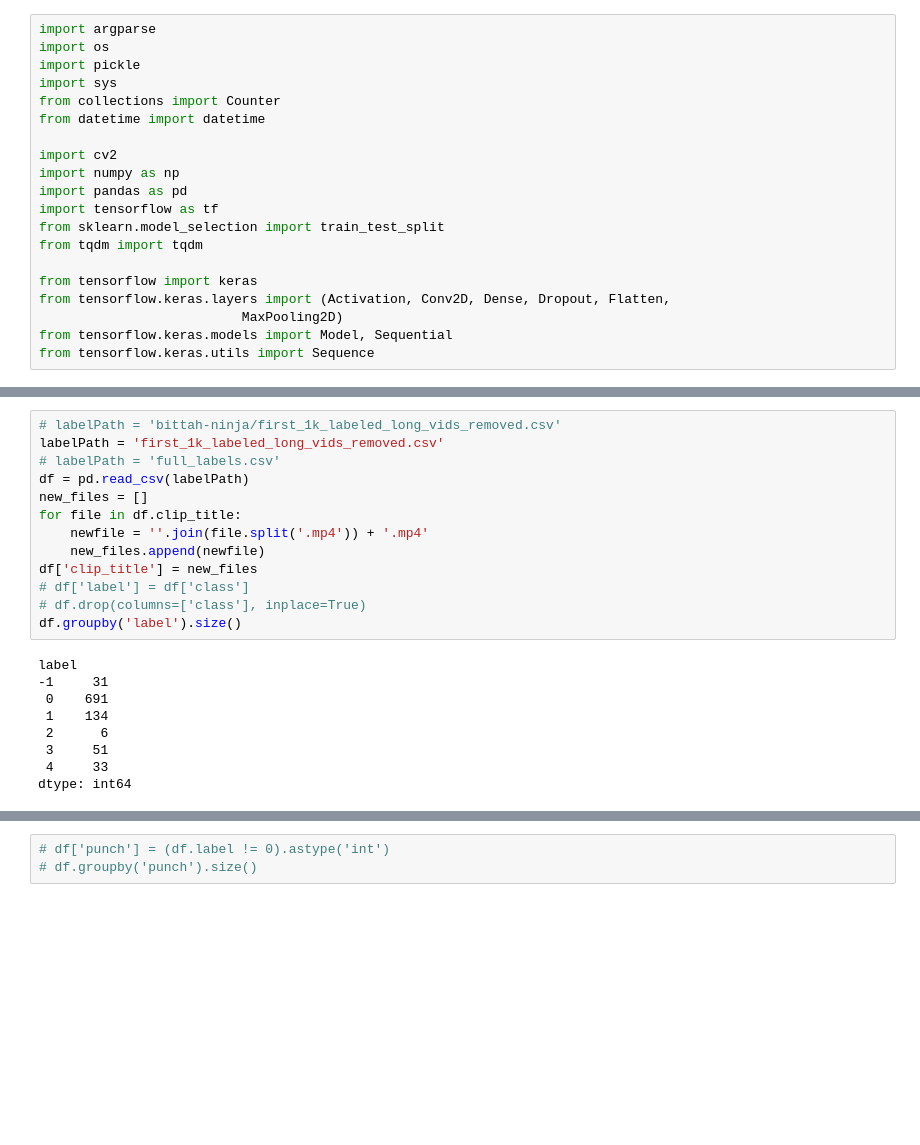
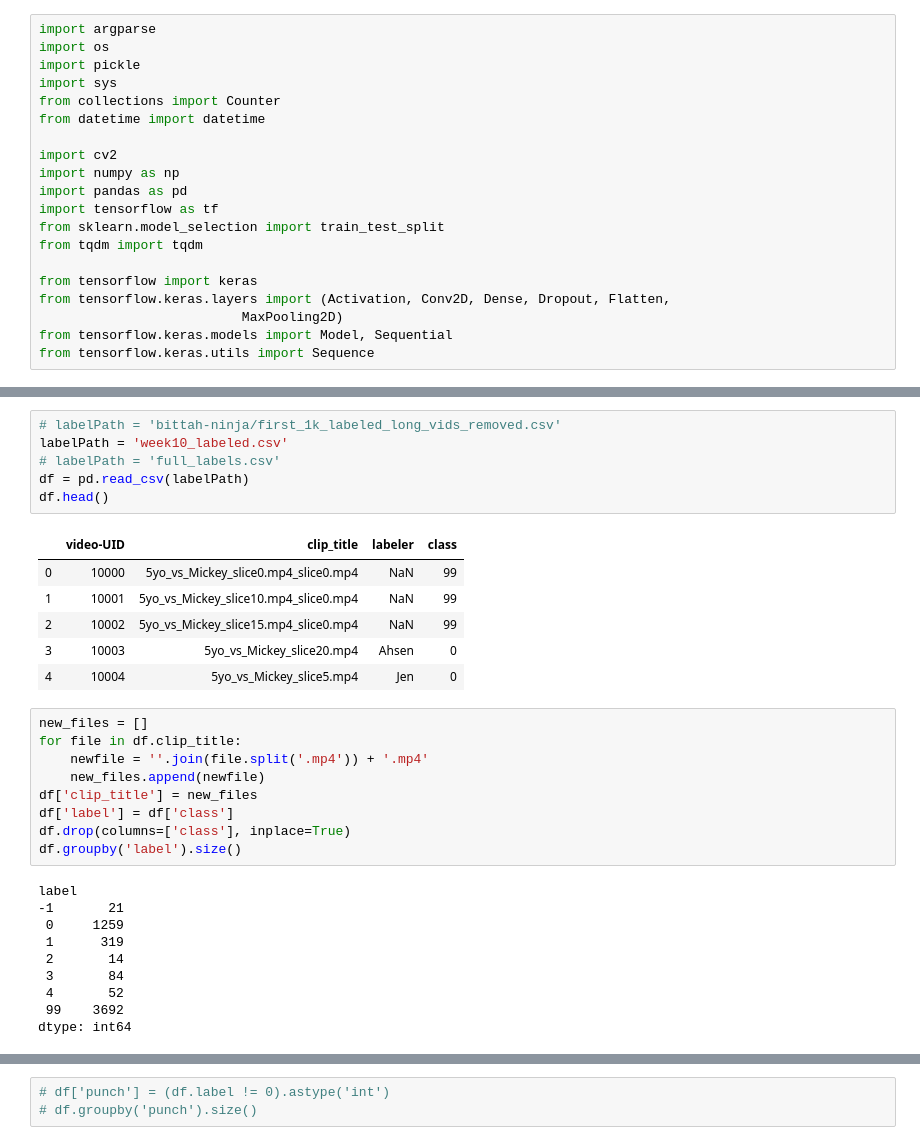
Before and after one commit to ahsenq/bittah-ninja, a Jupyter notebook: CNN_single_baseline.ipynb, the cells around one changed output, grey strips where cells are left out. Drawn from its saved outputs; the diff is of its cells as text; blank space fills up the shorter version.

```diff
--- a/CNN_single_baseline.ipynb
+++ b/CNN_single_baseline.ipynb
@@ -68,24 +52,34 @@ ipykernel_launcher.py: error: unrecognized arguments: -f /root/.local/share/jupy
+# %%
+# labelPath = 'bittah-ninja/first_1k_labeled_long_vids_removed.csv'
+labelPath = 'week10_labeled.csv'
+# labelPath = 'full_labels.csv'
+df = pd.read_csv(labelPath)
+df.head()
+# %% [output]
+|  | video-UID | clip_title | labeler | class |
+| 0 | 10000 | 5yo_vs_Mickey_slice0.mp4_slice0.mp4 | NaN | 99 |
+| 1 | 10001 | 5yo_vs_Mickey_slice10.mp4_slice0.mp4 | NaN | 99 |
+| 2 | 10002 | 5yo_vs_Mickey_slice15.mp4_slice0.mp4 | NaN | 99 |
+| 3 | 10003 | 5yo_vs_Mickey_slice20.mp4 | Ahsen | 0 |
+| 4 | 10004 | 5yo_vs_Mickey_slice5.mp4 | Jen | 0 |
 # %%
-# labelPath = 'bittah-ninja/first_1k_labeled_long_vids_removed.csv'
-labelPath = 'first_1k_labeled_long_vids_removed.csv'
-# labelPath = 'full_labels.csv'
-df = pd.read_csv(labelPath)
 new_files = []
 for file in df.clip_title:
     newfile = ''.join(file.split('.mp4')) + '.mp4'
     new_files.append(newfile)
 df['clip_title'] = new_files
-# df['label'] = df['class']
-# df.drop(columns=['class'], inplace=True)
+df['label'] = df['class']
+df.drop(columns=['class'], inplace=True)
 df.groupby('label').size()
 # %% [output]
 label
--1     31
- 0    691
- 1    134
- 2      6
- 3     51
- 4     33
+-1       21
+ 0     1259
+ 1      319
+ 2       14
+ 3       84
+ 4       52
+ 99    3692
 dtype: int64
 # %%
 df = df.loc[df.label != -1]
```
Also changed, not shown: parts of 15 cells of this notebook, 1 other file.
